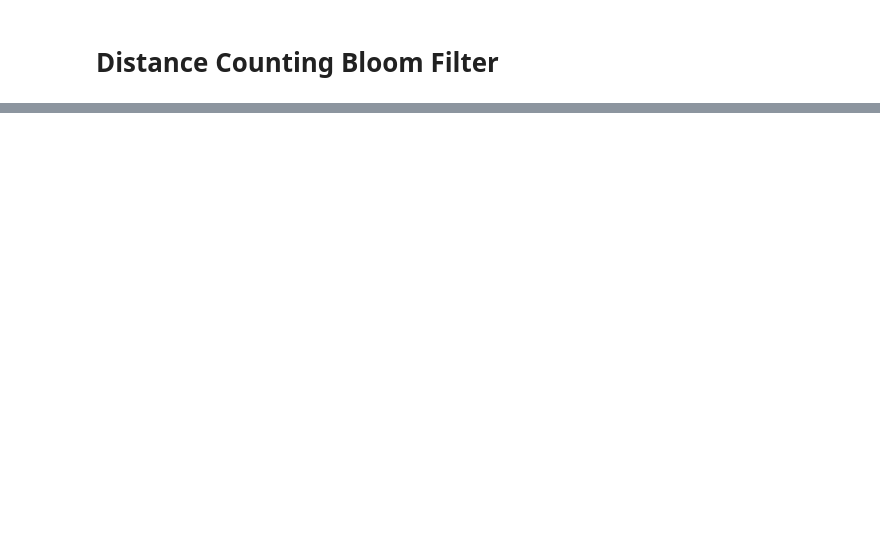
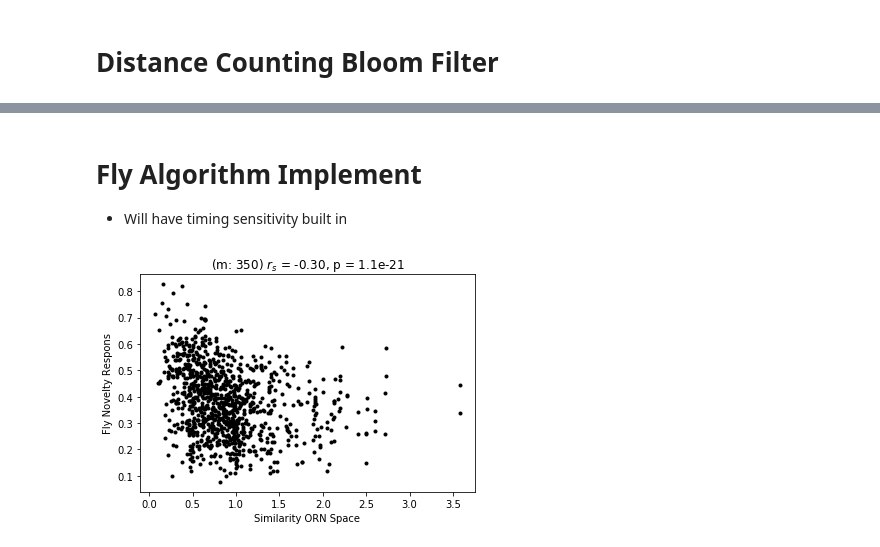
Before and after one commit to TimCSheehan/FLY_LSH, a Jupyter notebook: Fly_Bloom_Hallem.ipynb, the cells around one changed output, grey strips where cells are left out. Saved outputs shown, nothing was run; the diff lists cells and outputs as text; code cells hidden in the pictures; blank space fills up the shorter version.

```diff
--- a/Fly_Bloom_Hallem.ipynb
+++ b/Fly_Bloom_Hallem.ipynb
@@ -236,0 +240,19 @@ plt.show()
+# %% [markdown]
+# Fly Algorithm Implement
++ Will have timing sensitivity built in
+# %%
+# Fly ouput
+# np.shape(Sm_tag) # 1000, 20, 350
+# np.shape(q) # 1000, 24
+fly_out = np.zeros(n_ex)
+for i in range(n_ex):
+    fly_out[i] = fly_bloom(S=Sm_tag[i],q=qm_tag[i],rr=.01)
+# %%
+plt.plot(N,fly_out,'k.')
+plt.title('(m: %i) $r_s$ = %.2f, p = %.1e' %((m,) + spearmanr(N,fly_out)))
+# plt.xlabel('Novelty ORN Space')
+plt.xlabel('Similarity ORN Space')
+plt.ylabel('Fly Novelty Respons')
+plt.show()
+# %% [output]
+[figure, added]
```
Also changed, not shown: parts of 10 cells of this notebook.
